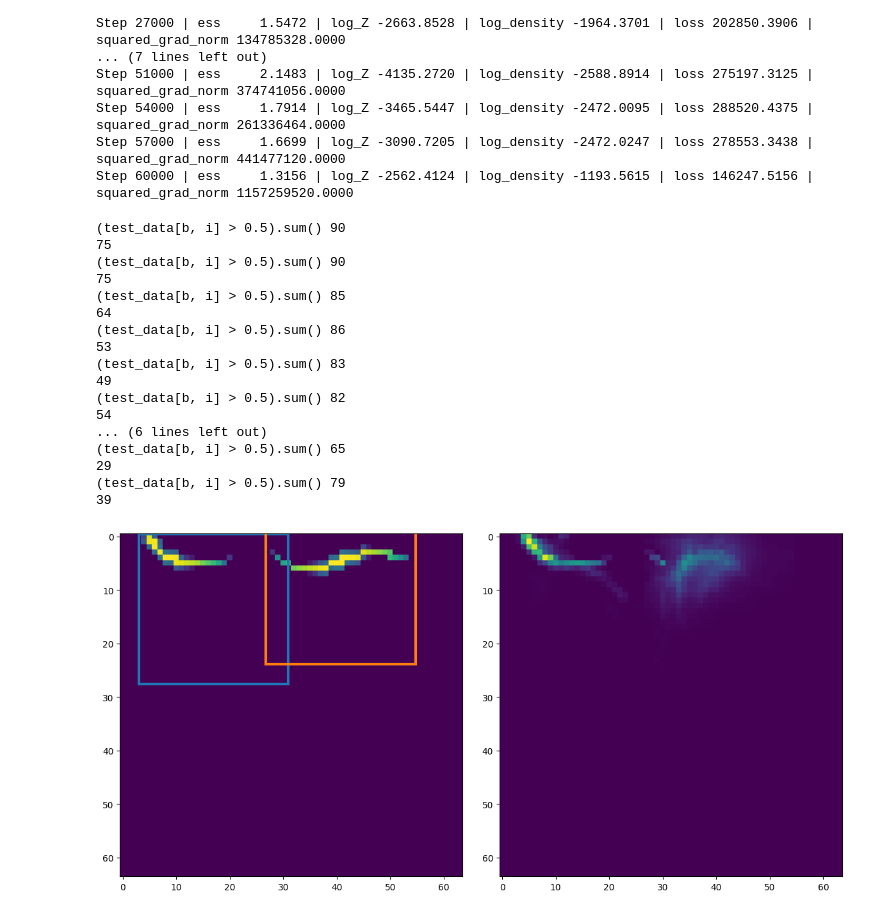
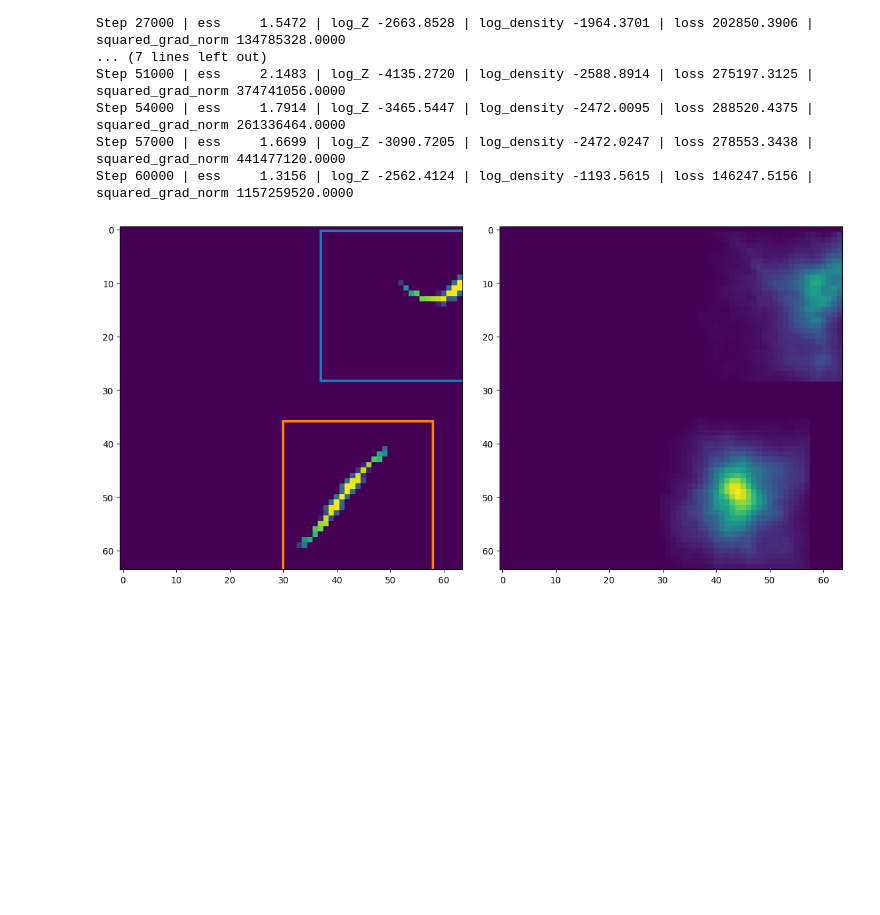
Before and after one commit to deoxyribose/wormsim, a Jupyter notebook: wormsim_encoder_only_2.ipynb, the cells around one changed output. Saved outputs shown, nothing was run; the diff lists cells and outputs as text; code cells hidden in the pictures; blank space fills up the shorter version.

```diff
--- a/wormsim_encoder_only_2.ipynb
+++ b/wormsim_encoder_only_2.ipynb
@@ -863,65 +680,50 @@ wormsim_params = np.load("worm_learned_params.npy", allow_pickle=True).item()
 # %%
-train_ds = load_dataset(is_training=True, batch_size=batch_size, n_data=1)
+train_ds = load_dataset(is_training=True, batch_size=batch_size, n_data=30)
 # %%
 T_test = test_data.shape[-3]
 batch_size_test = test_data.shape[-4]
 program = make_wormsim(
-    wormsim_params, wormsim_net, T_test, num_sweeps, num_particles
-    # wormsim_params, wormsim_net, T_test, 10 * num_sweeps, num_particles
+    # wormsim_params, wormsim_net, T_test, num_sweeps, num_particles
+    wormsim_params, wormsim_net, T_test, 100 * num_sweeps, num_particles
 )
+# %%
+foo = next(train_ds)
 # %%
 
 out, _, _ = coix.traced_evaluate(program, seed=jax.random.PRNGKey(1))(
-    test_data
+    # test_data
+    foo
 )
 out = out[0]
 # %%
-particle = 0
+particle = 8
 b = 4
 prop_cycle = plt.rcParams["axes.prop_cycle"]
 colors = prop_cycle.by_key()["color"]
 fig, axes = plt.subplots(1, 2, figsize=(12, 6))
 def animate(i):
   axes[0].cla()
-  axes[0].imshow(test_data[b, i])
+  # axes[0].imshow(test_data[b, i])
+  axes[0].imshow(foo[b, i])
   axes[1].cla()
   axes[1].imshow(out["frames_recon"][particle, b, i])
-  print("(test_data[b, i] > 0.5).sum()", (test_data[b, i] > 0.2).sum())
-  print((out["frames_recon"][particle, b, i] > 0.2).sum())
   for d in range(2):
-    foo = out[f"z_where_{i}"][particle, b, d]
-    # foo = jnp.array([-1, 1])
-    # print(foo)
-    where = 0.5 * (foo + 1) * (frame_size - 28) - 0.5
+    loc = out[f"z_where_{i}"][particle, b, d]
+    # loc = jnp.array([-1, 1])
+    # print(loc)
+    where = 0.5 * (loc + 1) * (frame_size - 28) - 0.5
     color = colors[d]
     axes[0].add_patch(
         Rectangle(where, 28, 28, edgecolor=color, lw=3, fill=False)
     )
 plt.rc("animation", html="jshtml")
 plt.tight_layout()
 ani = animation.FuncAnimation(fig, animate, frames=range(10), interval=300)
 writer = animation.PillowWriter(fps=15)
 ani.save("worms.gif", writer=writer)
 plt.show()
 # %% [output]
-(test_data[b, i] > 0.5).sum() 90
-75
-(test_data[b, i] > 0.5).sum() 90
-75
-(test_data[b, i] > 0.5).sum() 85
-64
-(test_data[b, i] > 0.5).sum() 86
-53
-(test_data[b, i] > 0.5).sum() 83
-49
-(test_data[b, i] > 0.5).sum() 82
-54
-... (6 lines left out)
-(test_data[b, i] > 0.5).sum() 65
-29
-(test_data[b, i] > 0.5).sum() 79
-39
-[figure, old version]
+[figure, new version]
 # %%
 b = 4
 prop_cycle = plt.rcParams["axes.prop_cycle"]
```
Also changed, not shown: parts of 29 cells of this notebook, 1 other file.
